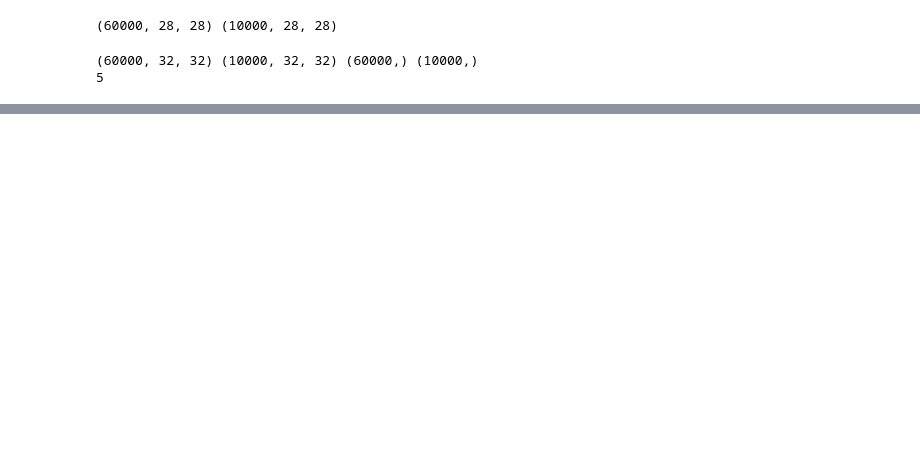
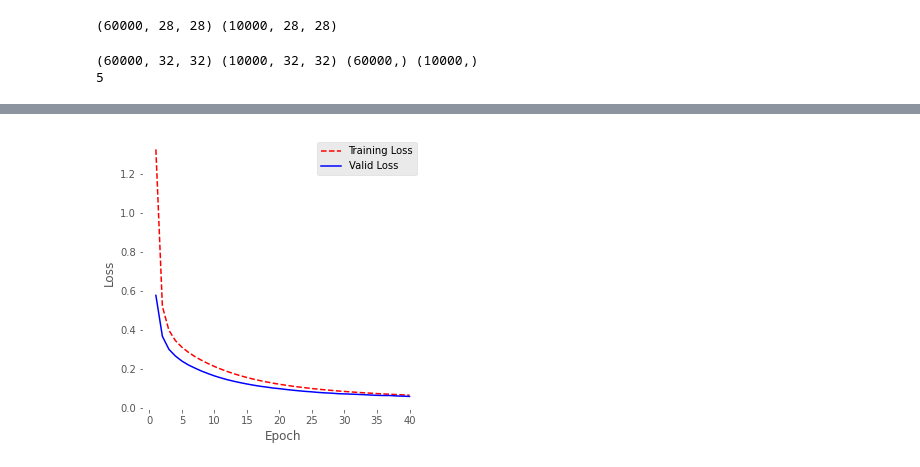
Before and after one commit to Prateek1337/ANN_VS_LeNet, a Jupyter notebook: Lenet.ipynb, the cells around one changed output, grey strips where cells are left out. Saved outputs shown, nothing was run; the diff lists cells and outputs as text; code cells hidden in the pictures; blank space fills up the shorter version.

```diff
--- a/Lenet.ipynb
+++ b/Lenet.ipynb
@@ -119,5 +119,5 @@ Non-trainable params: 0
 _________________________________________________________________
 None
 # %%
-history = model.fit(trainX,trainLabels,batch_size=128,epochs=60,validation_split=0.1,verbose=1)
+history = model.fit(trainX,trainLabels,batch_size=128,epochs=40,validation_split=0.1,verbose=1)
 # %% [output]
@@ -149,2 +148,0 @@ print(val_loss)
-# %%
-graph_history_training(history)
@@ -183,0 +149,21 @@ Predicted: 2, Actual: 4
+# %%
+training_loss = history.history['loss']
+val_loss = history.history['val_loss']
+plt.grid(b=None)
+
+# Create count of the number of epochs
+epoch_count = range(1, len(training_loss) + 1)
+
+# Visualize loss history
+#plt.grid(True)
+ax = plt.axes()
+ax.set_facecolor("white")
+plt.figure(1,figsize=(5,5))
+plt.plot(epoch_count, training_loss, 'r--')
+plt.plot(epoch_count, val_loss, 'b-')
+plt.legend(['Training Loss', 'Valid Loss'])
+plt.xlabel('Epoch')
+plt.ylabel('Loss')
+plt.show();
+# %% [output]
+[figure, added]
```
Also changed, not shown: parts of 10 cells of this notebook, 1 other file.
